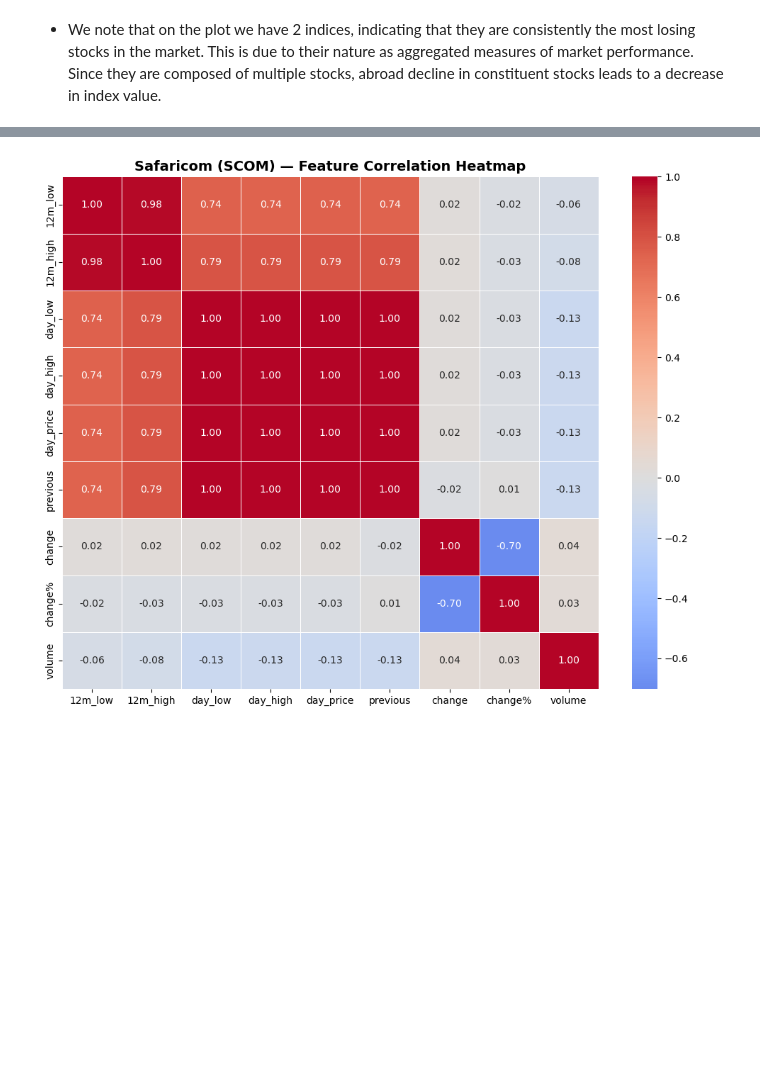
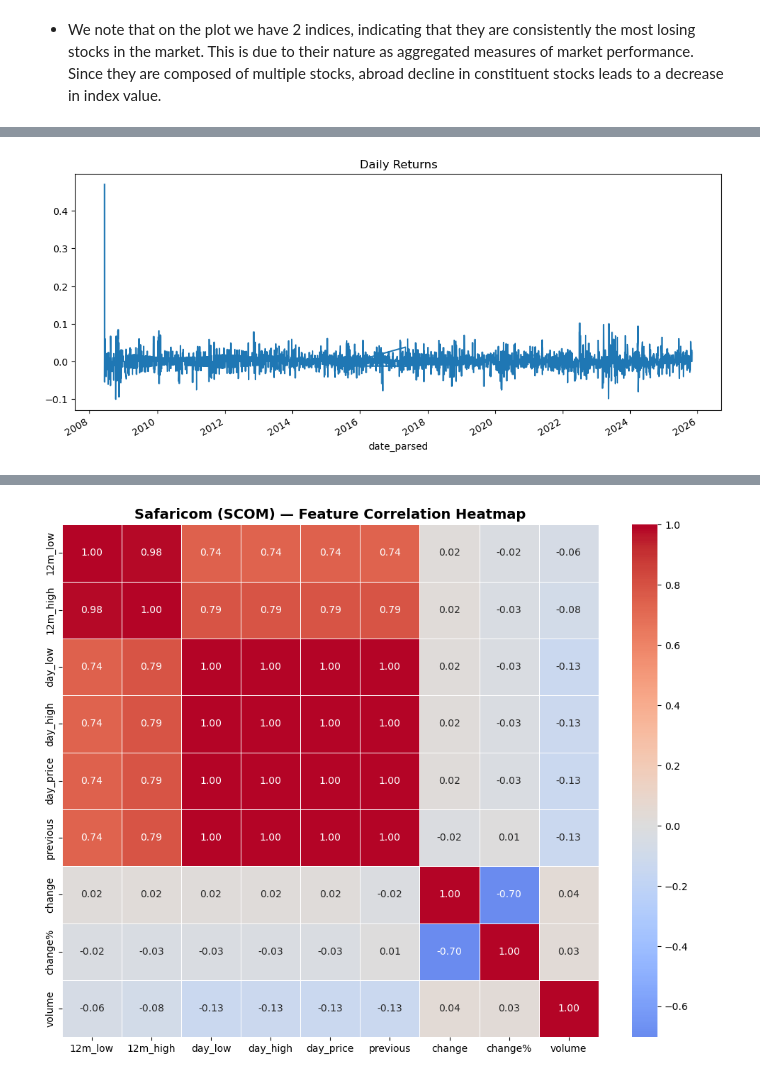
Before and after one commit to Assesa44/Stock-Market-Prediction, a Jupyter notebook: notebooks/business_understanding.ipynb, the cells around one changed output, grey strips where cells are left out. Cells and saved outputs as stored; diff of their text form; code cells hidden in the pictures; blank space fills up the shorter version.

```diff
--- a/notebooks/business_understanding.ipynb
+++ b/notebooks/business_understanding.ipynb
@@ -1191,0 +1195,8 @@ safaricom['change'].hist(bins= 10)
+# %%
+# Create return column
+scom['return'] = scom['day_price'].pct_change()
+
+# plotting
+scom.set_index('date_parsed')['return'].plot(figsize= (12,5), title= 'Daily Returns');
+# %% [output]
+[figure, added]
```
Also changed, not shown: parts of 37 cells of this notebook.
